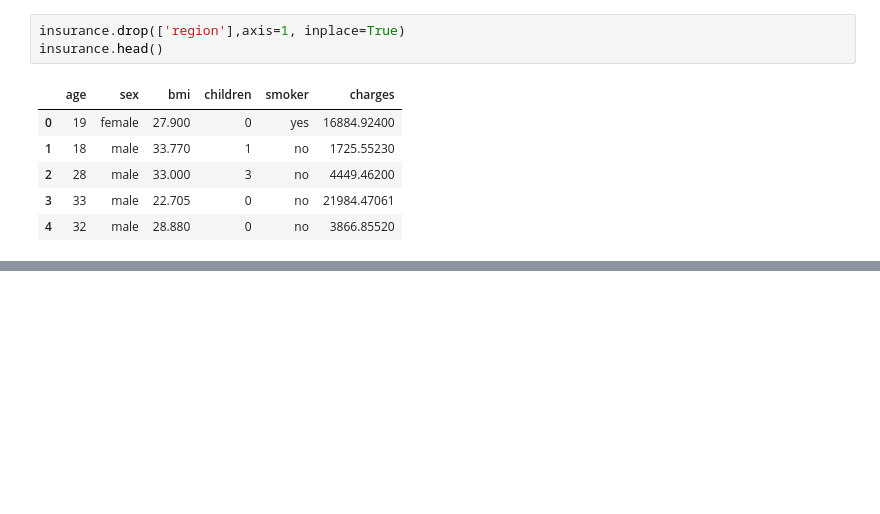
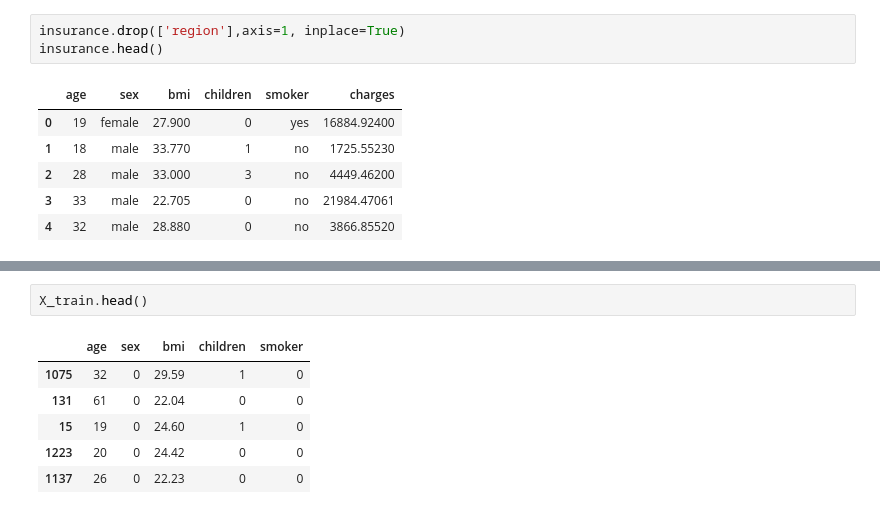
Before and after one commit to AvinashTiwari/Artifical-intelligence-2, a Jupyter notebook: 1_DataScience_20_Case_Studies/6_Insurance_Premium/Insurance.ipynb, the cells around one changed output, grey strips where cells are left out. Drawn from its saved outputs; the diff is of its cells as text; blank space fills up the shorter version.

```diff
--- a/1_DataScience_20_Case_Studies/6_Insurance_Premium/Insurance.ipynb
+++ b/1_DataScience_20_Case_Studies/6_Insurance_Premium/Insurance.ipynb
@@ -137,0 +162,9 @@ insurance.head()
+# %%
+X_train.head()
+# %% [output]
+|  | age | sex | bmi | children | smoker |
+| 1075 | 32 | 0 | 29.59 | 1 | 0 |
+| 131 | 61 | 0 | 22.04 | 0 | 0 |
+| 15 | 19 | 0 | 24.60 | 1 | 0 |
+| 1223 | 20 | 0 | 24.42 | 0 | 0 |
+| 1137 | 26 | 0 | 22.23 | 0 | 0 |
```
Also changed, not shown: parts of 8 cells of this notebook.
